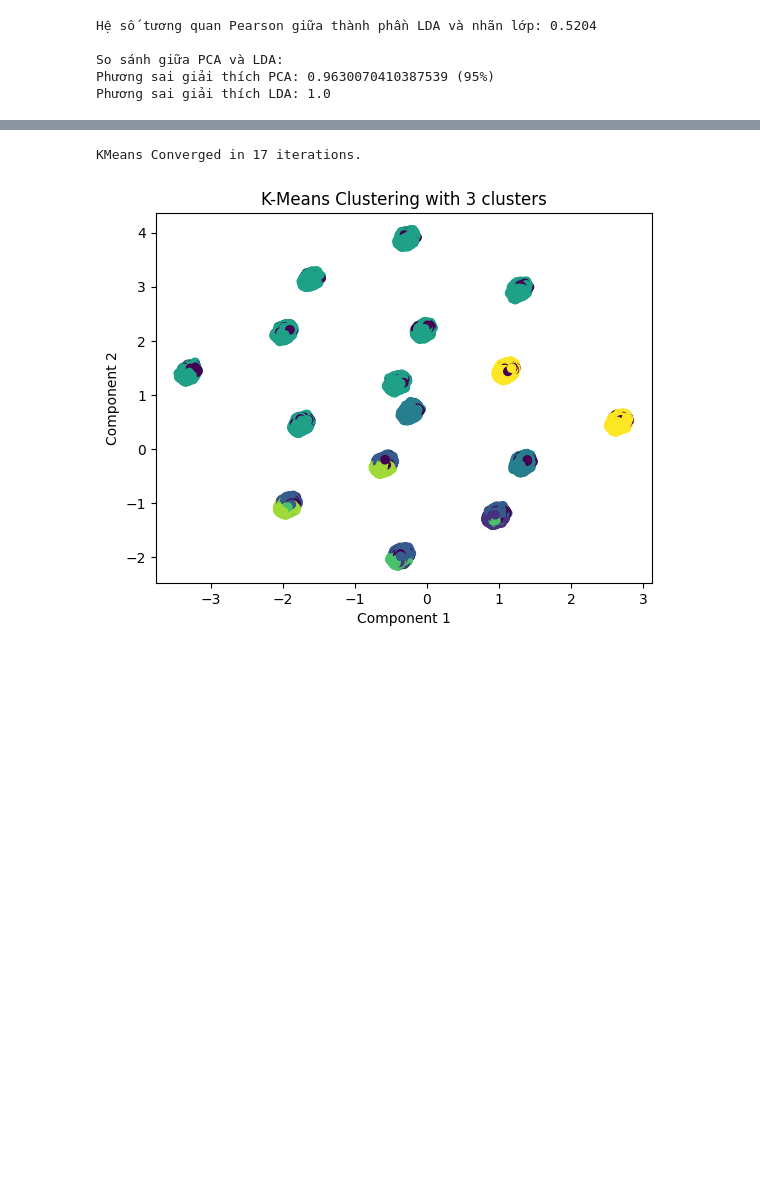
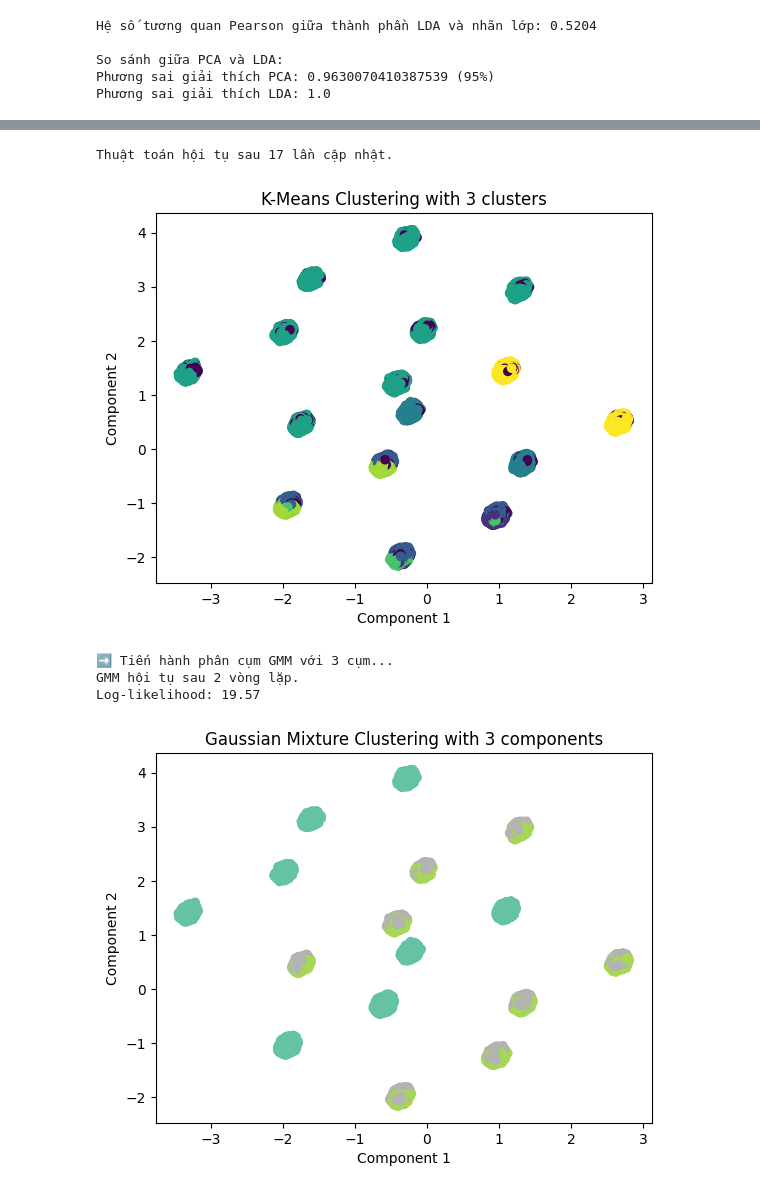
Before and after one commit to meof792/mlprj, a Jupyter notebook: main.ipynb, the cells around one changed output, grey strips where cells are left out. Drawn from its saved outputs; the diff is of its cells as text; code cells hidden in the pictures; blank space fills up the shorter version.

Commit message:
Thêm phân cụm

```diff
--- a/main.ipynb
+++ b/main.ipynb
@@ -209,32 +211,55 @@ for k in range(1, 11):  # từ 1 đến 10 cụm
     kmeans = KMeans(n_clusters=k, random_state=42)  # Đảm bảo tính lặp lại kết quả
     kmeans.fit(X_scaled)
     inertia.append(kmeans.inertia_)
 
 # Vẽ biểu đồ Elbow
 plt.plot(range(1, 11), inertia)
 plt.xlabel('Số cụm')
 plt.ylabel('Inertia')
 plt.title('Elbow Method')
 plt.show()
 
 # Chọn số cụm tối ưu dựa trên kết quả Elbow
 optimal_k = int(input("\nNhập số cụm tối ưu: "))
 
 # Thực hiện phân cụm với số cụm tối ưu
 kmeans = KMeans(n_clusters=optimal_k, random_state=42)
 kmeans_labels = kmeans.fit_predict(X_reduced_PCA)
 
 kmeans = KMeans(n_clusters=8, max_iter=300, n_init=10, random_state=42)
 kmeans_labels = kmeans.fit_predict(X_scaled)
-print(f"KMeans Converged in {kmeans.n_iter_} iterations.")
+print(f"Thuật toán hội tụ sau {kmeans.n_iter_} lần cập nhật.")
 
 # Trực quan hóa các cụm trong không gian 2D (giả sử dữ liệu có thể giảm xuống 2 chiều)
 plt.scatter(X_reduced_PCA[:, 0], X_reduced_PCA[:, 1], c=kmeans_labels, cmap='viridis')
 plt.title(f'K-Means Clustering with {optimal_k} clusters')
 plt.xlabel('Component 1')
 plt.ylabel('Component 2')
 plt.show()
+
+print(f"\n➡️ Tiến hành phân cụm GMM với {optimal_k} cụm...")
+
+# Khởi tạo mô hình GMM
+gmm = GaussianMixture(n_components=optimal_k, random_state=42)
+
+# Fit mô hình với dữ liệu đã chuẩn hóa (hoặc PCA giảm chiều tùy ý bạn)
+gmm_labels = gmm.fit_predict(X_scaled)
+
+# In log-likelihood và số vòng lặp hội tụ
+print(f"GMM hội tụ sau {gmm.n_iter_} vòng lặp.")
+print(f"Log-likelihood: {gmm.lower_bound_:.2f}")
+
+# Trực quan hóa các cụm trong không gian 2D
+plt.scatter(X_reduced_PCA[:, 0], X_reduced_PCA[:, 1], c=gmm_labels, cmap='Set2')
+plt.title(f'Gaussian Mixture Clustering with {optimal_k} components')
+plt.xlabel('Component 1')
+plt.ylabel('Component 2')
+plt.show()
 # %% [output]
 [figure]
-KMeans Converged in 17 iterations.
+Thuật toán hội tụ sau 17 lần cập nhật.
 [figure]
+➡️ Tiến hành phân cụm GMM với 3 cụm...
+GMM hội tụ sau 2 vòng lặp.
+Log-likelihood: 19.57
+[figure, added]
```
Also changed, not shown: parts of 4 cells of this notebook, 1 other file.
